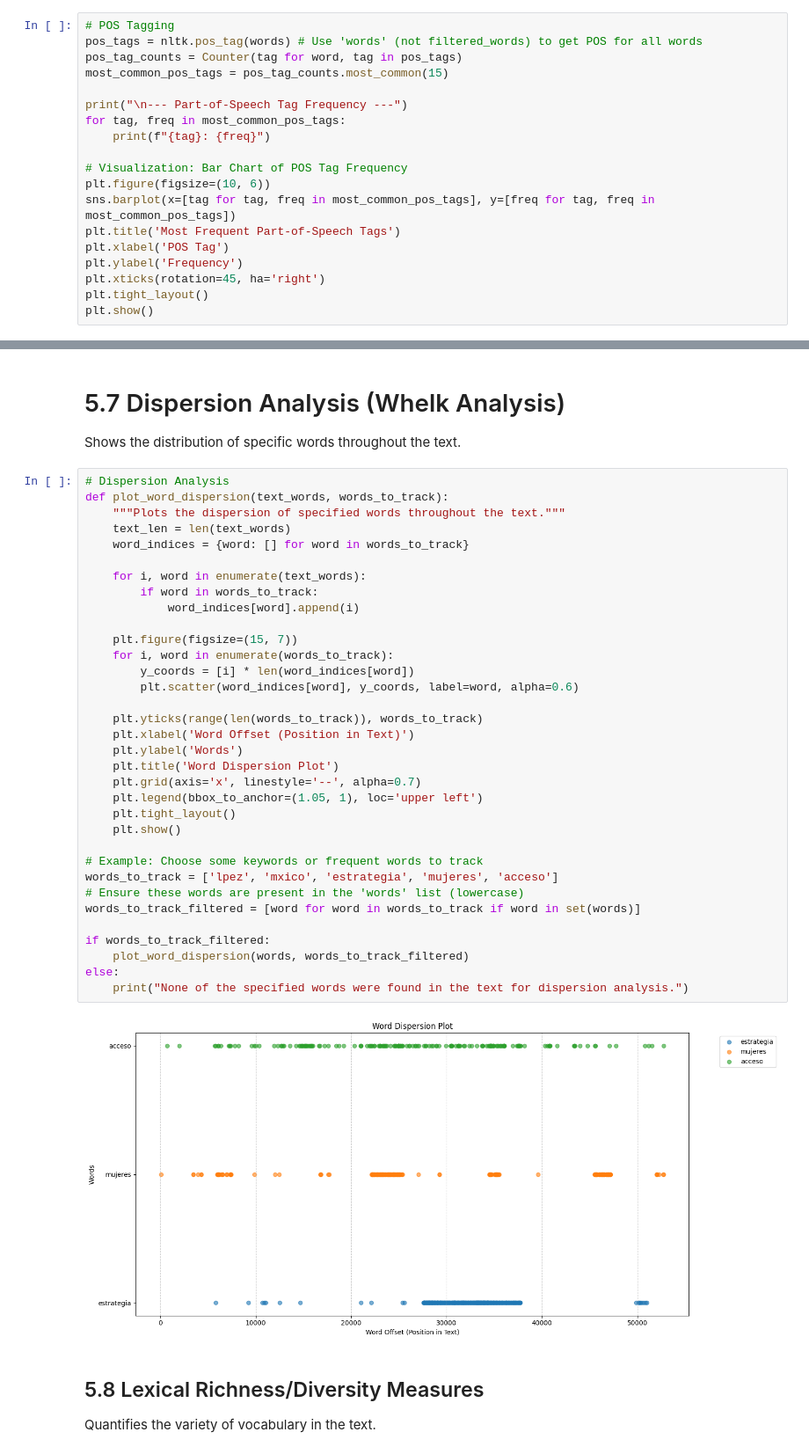
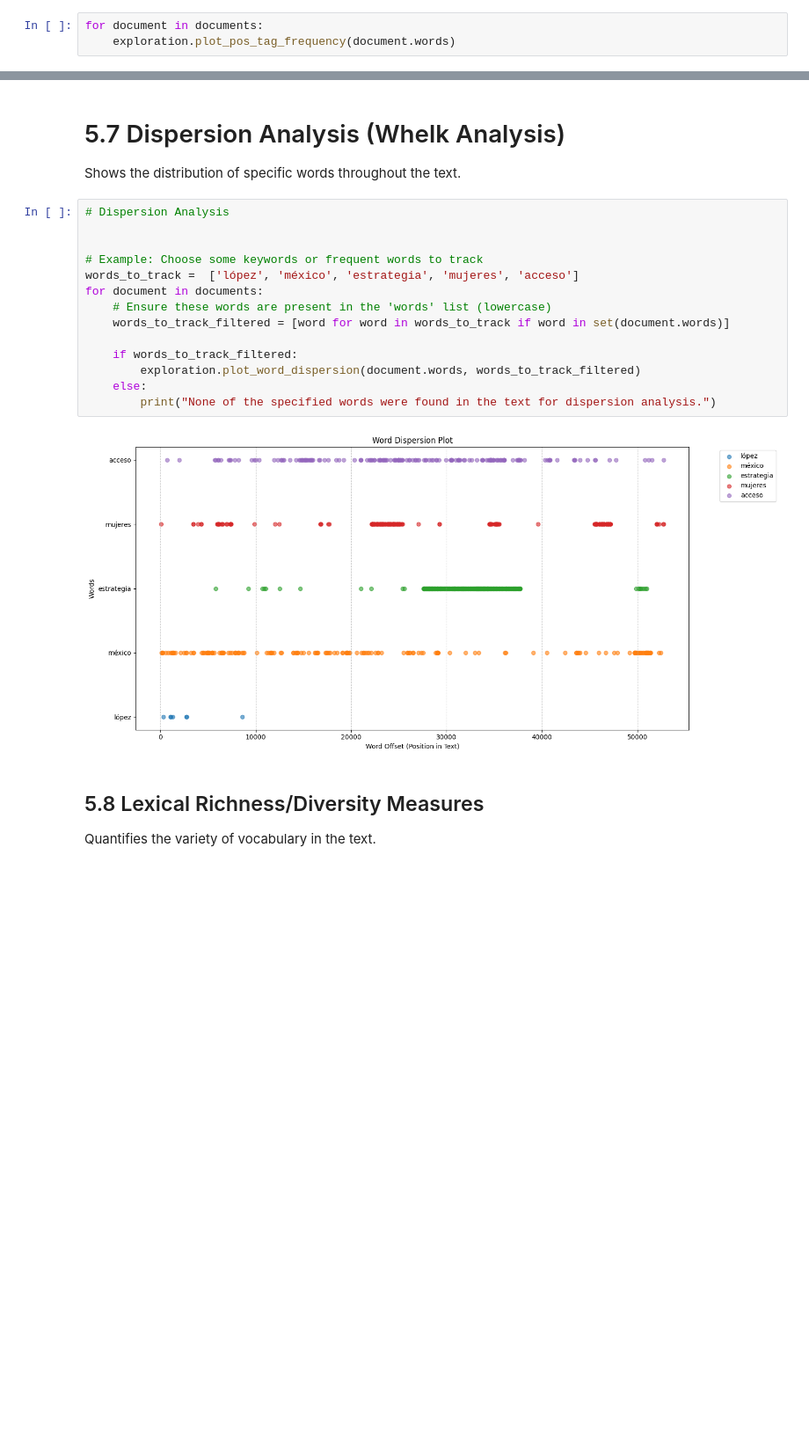
Before and after one commit to data-science-adventure/text-exploration, a Jupyter notebook: text-exploration.ipynb, the cells around one changed output, grey strips where cells are left out. Shown at 88% size. Saved outputs shown, nothing was run; the diff lists cells and outputs as text; blank space fills up the shorter version.

```diff
--- a/text-exploration.ipynb
+++ b/text-exploration.ipynb
@@ -299,22 +176,6 @@ justicia desarrollo regional: 12
 
 Identifies and counts the frequency of different grammatical categories (e.g., nouns, verbs, adjectives).
 # %%
-# POS Tagging
-pos_tags = nltk.pos_tag(words) # Use 'words' (not filtered_words) to get POS for all words
-pos_tag_counts = Counter(tag for word, tag in pos_tags)
-most_common_pos_tags = pos_tag_counts.most_common(15)
-
-print("\n--- Part-of-Speech Tag Frequency ---")
-for tag, freq in most_common_pos_tags:
-    print(f"{tag}: {freq}")
-
-# Visualization: Bar Chart of POS Tag Frequency
-plt.figure(figsize=(10, 6))
-sns.barplot(x=[tag for tag, freq in most_common_pos_tags], y=[freq for tag, freq in most_common_pos_tags])
-plt.title('Most Frequent Part-of-Speech Tags')
-plt.xlabel('POS Tag')
-plt.ylabel('Frequency')
-plt.xticks(rotation=45, ha='right')
-plt.tight_layout()
-plt.show()
+for document in documents:
+    exploration.plot_pos_tag_frequency(document.words)
 # %% [output]
@@ -530,40 +296,20 @@ como: 0.0508
 Shows the distribution of specific words throughout the text.
 # %%
 # Dispersion Analysis
-def plot_word_dispersion(text_words, words_to_track):
-    """Plots the dispersion of specified words throughout the text."""
-    text_len = len(text_words)
-    word_indices = {word: [] for word in words_to_track}
 
-    for i, word in enumerate(text_words):
-        if word in words_to_track:
-            word_indices[word].append(i)
-
-    plt.figure(figsize=(15, 7))
-    for i, word in enumerate(words_to_track):
-        y_coords = [i] * len(word_indices[word])
-        plt.scatter(word_indices[word], y_coords, label=word, alpha=0.6)
-
-    plt.yticks(range(len(words_to_track)), words_to_track)
-    plt.xlabel('Word Offset (Position in Text)')
-    plt.ylabel('Words')
-    plt.title('Word Dispersion Plot')
-    plt.grid(axis='x', linestyle='--', alpha=0.7)
-    plt.legend(bbox_to_anchor=(1.05, 1), loc='upper left')
-    plt.tight_layout()
-    plt.show()
 
 # Example: Choose some keywords or frequent words to track
-words_to_track = ['lpez', 'mxico', 'estrategia', 'mujeres', 'acceso']
-# Ensure these words are present in the 'words' list (lowercase)
-words_to_track_filtered = [word for word in words_to_track if word in set(words)]
+words_to_track =  ['lópez', 'méxico', 'estrategia', 'mujeres', 'acceso']
+for document in documents:
+    # Ensure these words are present in the 'words' list (lowercase)
+    words_to_track_filtered = [word for word in words_to_track if word in set(document.words)]
 
-if words_to_track_filtered:
-    plot_word_dispersion(words, words_to_track_filtered)
-else:
-    print("None of the specified words were found in the text for dispersion analysis.")
+    if words_to_track_filtered:
+        exploration.plot_word_dispersion(document.words, words_to_track_filtered)
+    else:
+        print("None of the specified words were found in the text for dispersion analysis.")
 # %% [output]
-[figure, old version]
+[figure, new version]
 # %% [markdown]
 ## 5.8 Lexical Richness/Diversity Measures
 
```
Also changed, not shown: parts of 24 cells of this notebook, 12 other files.
